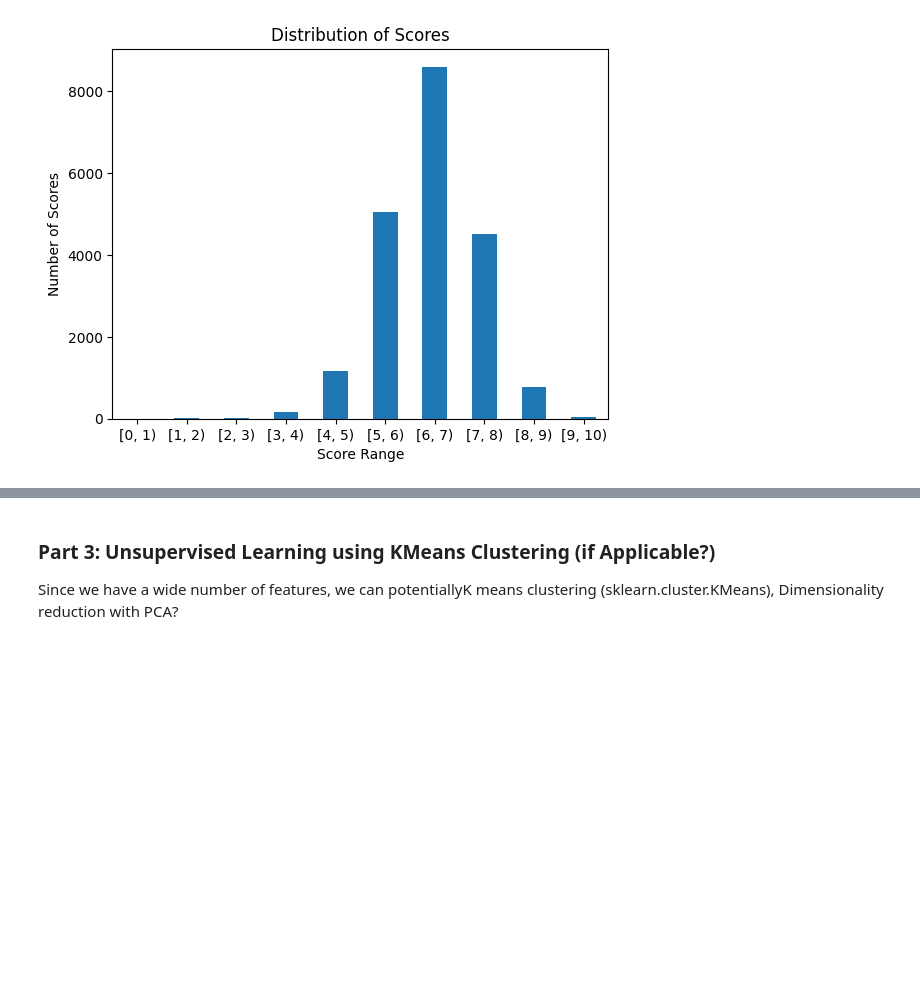
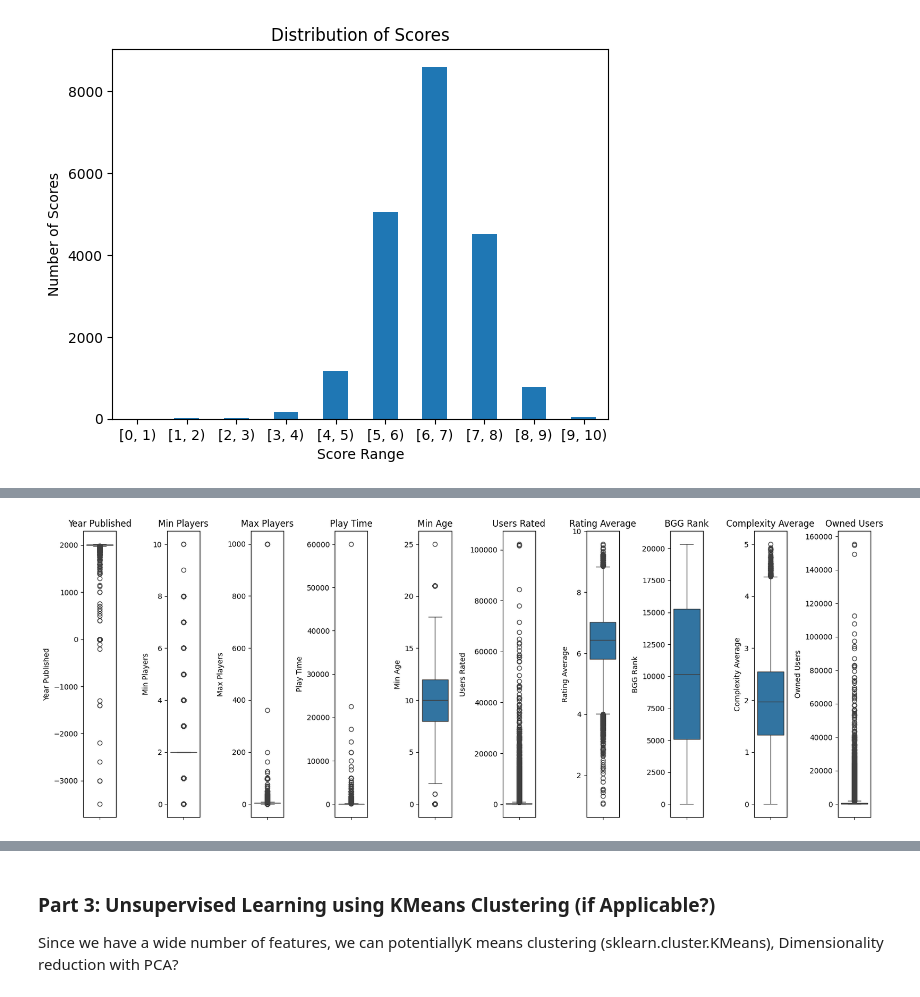
Before and after one commit to bxue2/Unsupervised-Learning-Final, a Jupyter notebook: Final.ipynb, the cells around one changed output, grey strips where cells are left out. Cells and saved outputs as stored; diff of their text form; code cells hidden in the pictures; blank space fills up the shorter version.

```diff
--- a/Final.ipynb
+++ b/Final.ipynb
@@ -253,0 +260,13 @@ plt.show()
+# %%
+col_names = ['Year Published', 'Min Players', 'Max Players', 'Play Time', 'Min Age', 'Users Rated', 'Rating Average', 'BGG Rank', 'Complexity Average', 'Owned Users']
+
+fig, axes = plt.subplots(1, len(col_names), figsize=(16, 6))
+
+for i, column in enumerate(col_names):
+    sns.boxplot(y=df[column], ax=axes[i])  # Plot on each axis
+    axes[i].set_title(column)  # Set title as the column name
+
+plt.tight_layout()
+plt.show()
+# %% [output]
+[figure, added]
```
Also changed, not shown: parts of 25 cells of this notebook.
